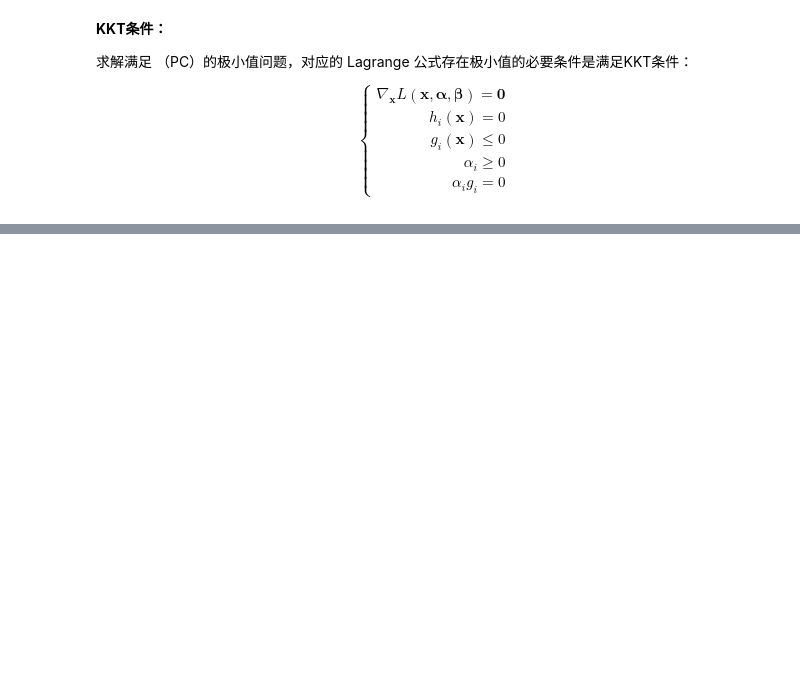
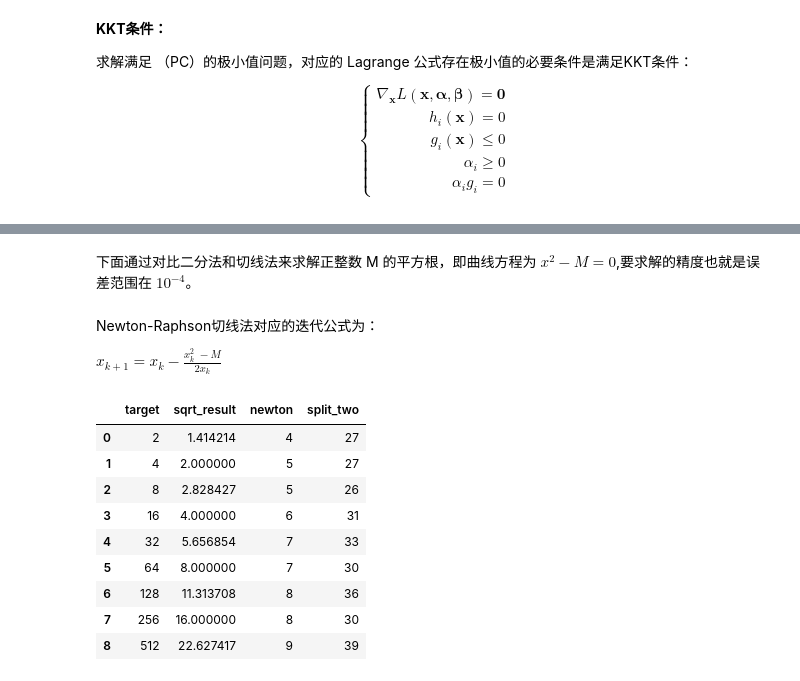
Before and after one commit to BofengChen/ml_notes, a Jupyter notebook: CH02_最优化理论.ipynb, the cells around one changed output, grey strips where cells are left out. Drawn from its saved outputs; the diff is of its cells as text; code cells hidden in the pictures; blank space fills up the shorter version.

```diff
--- a/CH02_最优化理论.ipynb
+++ b/CH02_最优化理论.ipynb
@@ -738,0 +784,56 @@ g_i(\mathbf{x}) \leq  0  \\
+# %% [markdown]
+下面通过对比二分法和切线法来求解正整数 M 的平方根，即曲线方程为 $x^2-M=0$,要求解的精度也就是误差范围在 $10^{-4}$。
+# %%
+# 二分法
+
+def split_into_two_sqrt(left,right, target, error):
+    m = (left+right)/2.0
+    err = m**2 - target
+    count = 0
+    while abs(err)> error:
+        if err < 0:
+            left = m
+        else:
+            right = m
+        m = (left+right)/2.0
+        err = m**2 - target
+        count +=1
+#     print('the result is {};run count is {}'.format(m,count))
+    return m,count
+# %% [markdown]
+Newton-Raphson切线法对应的迭代公式为：
+
+$x_{k+1} =x_k - \frac{x_k^2\;-M}{2x_k}$
+# %%
+# Newton-Raphson切线法
+
+def newton_raphson(begin,target,error):
+    err = begin**2 - target
+    count = 0
+    while abs(err)> error:
+        begin -= (begin**2 - target)/(2*begin)
+        err = begin**2 - target
+        count +=1
+#     print('the result is {};run count is {}'.format(begin,count))
+    return begin,count
+# %%
+result_list = []
+target_list = [2**i for i in range(1,10)]
+for i in target_list:
+    begin,count_1 = newton_raphson(begin=i,target=i,error=10**(-8))
+    x,count_2=split_into_two_sqrt(left=0,right=i-0.5, target=i,error=10**(-8))
+    result_list.append([i,begin, count_1, count_2])
+# %%
+import pandas as pd
+pd.DataFrame(result_list, columns=['target','sqrt_result', 'newton', 'split_two'])
+# %% [output]
+|  | target | sqrt_result | newton | split_two |
+| 0 | 2 | 1.414214 | 4 | 27 |
+| 1 | 4 | 2.000000 | 5 | 27 |
+| 2 | 8 | 2.828427 | 5 | 26 |
+| 3 | 16 | 4.000000 | 6 | 31 |
+| 4 | 32 | 5.656854 | 7 | 33 |
+| 5 | 64 | 8.000000 | 7 | 30 |
+| 6 | 128 | 11.313708 | 8 | 36 |
+| 7 | 256 | 16.000000 | 8 | 30 |
+| 8 | 512 | 22.627417 | 9 | 39 |
```
Also changed, not shown: parts of 10 cells of this notebook, 10 other files.
